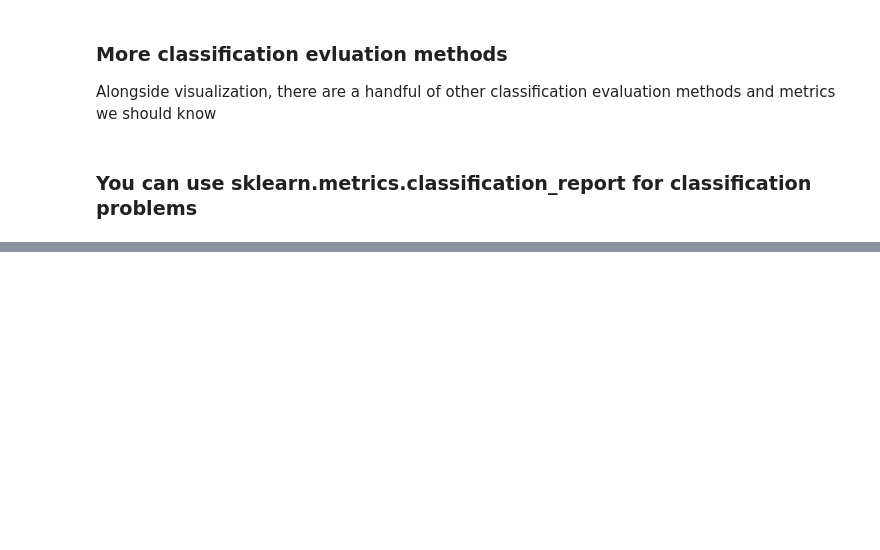
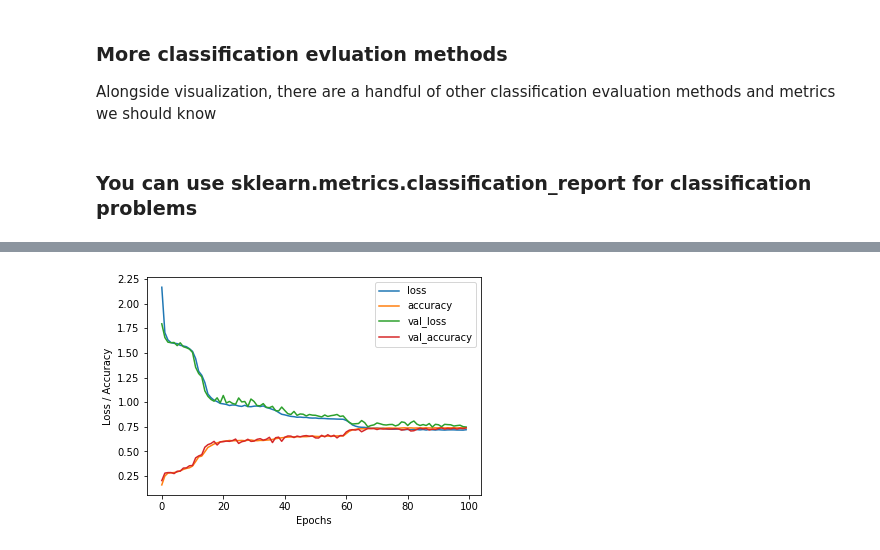
Before and after one commit to topguns837/Tensorflow-deeplearning, a Jupyter notebook: 02_neural_network_classification_with_tensorflow.ipynb, the cells around one changed output, grey strips where cells are left out. Saved outputs shown, nothing was run; the diff lists cells and outputs as text; code cells hidden in the pictures; blank space fills up the shorter version.

```diff
--- a/02_neural_network_classification_with_tensorflow.ipynb
+++ b/02_neural_network_classification_with_tensorflow.ipynb
@@ -1066,0 +1161,22 @@ for i, j in itertools.product(range(cm.shape[0]), range(cm.shape[1])):
+# %%
+# Create our first multi class classification problem
+
+# Set random seed
+tf.random.set_seed(42)
+
+#1. Create a model
+model_multi = tf.keras.Sequential([
+                                   tf.keras.layers.Flatten(input_shape=(28,28)),
+                                   tf.keras.layers.Dense(4,activation="relu"),
+                                   tf.keras.layers.Dense(4,activation="relu"),
+                                   tf.keras.layers.Dense(10,activation="softmax")
+])
+
+#2. Compile the model
+model_multi.compile(loss = tf.keras.losses.SparseCategoricalCrossentropy(),
+                    optimizer = tf.keras.optimizers.Adam(),
+                    metrics = ["accuracy"])
+
+#3. Fit the model
+history_multi = model_multi.fit(train_data,train_labels,epochs=100,
+                                validation_data = (test_data,test_labels))
@@ -1066,0 +1201,9 @@ for i, j in itertools.product(range(cm.shape[0]), range(cm.shape[1])):
+# %%
+# Plot the history plot
+
+pd.DataFrame(history_multi.history).plot()
+plt.xlabel("Epochs")
+plt.ylabel("Loss / Accuracy")
+plt.show()
+# %% [output]
+[figure, added]
```
Also changed, not shown: parts of 78 cells of this notebook.
